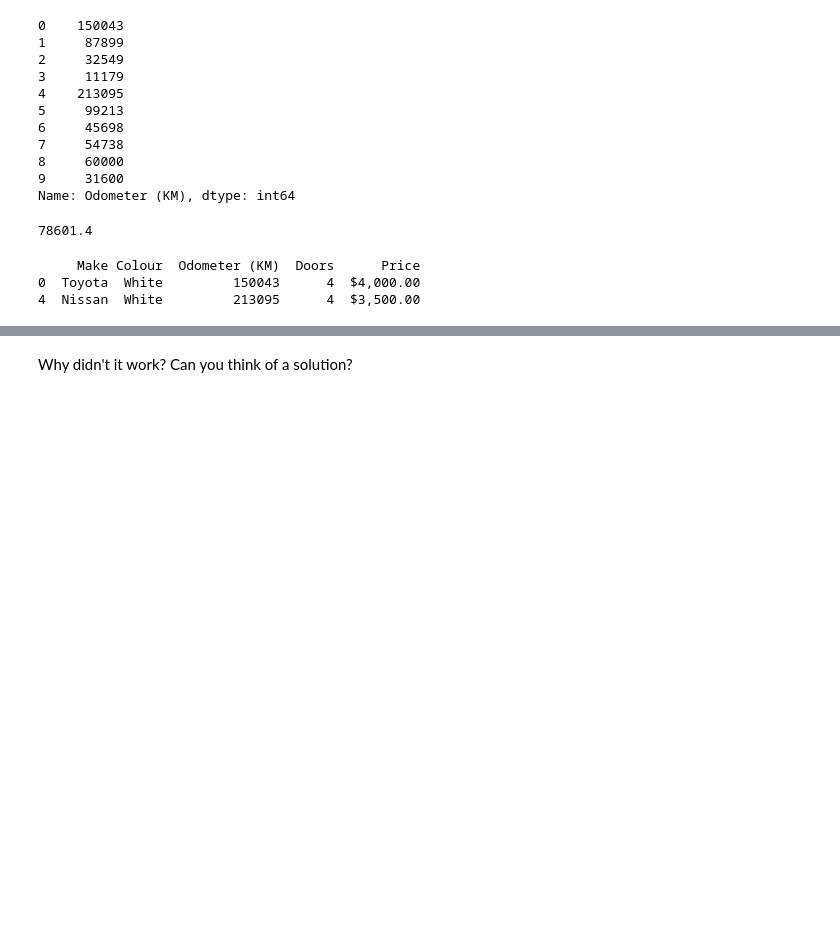
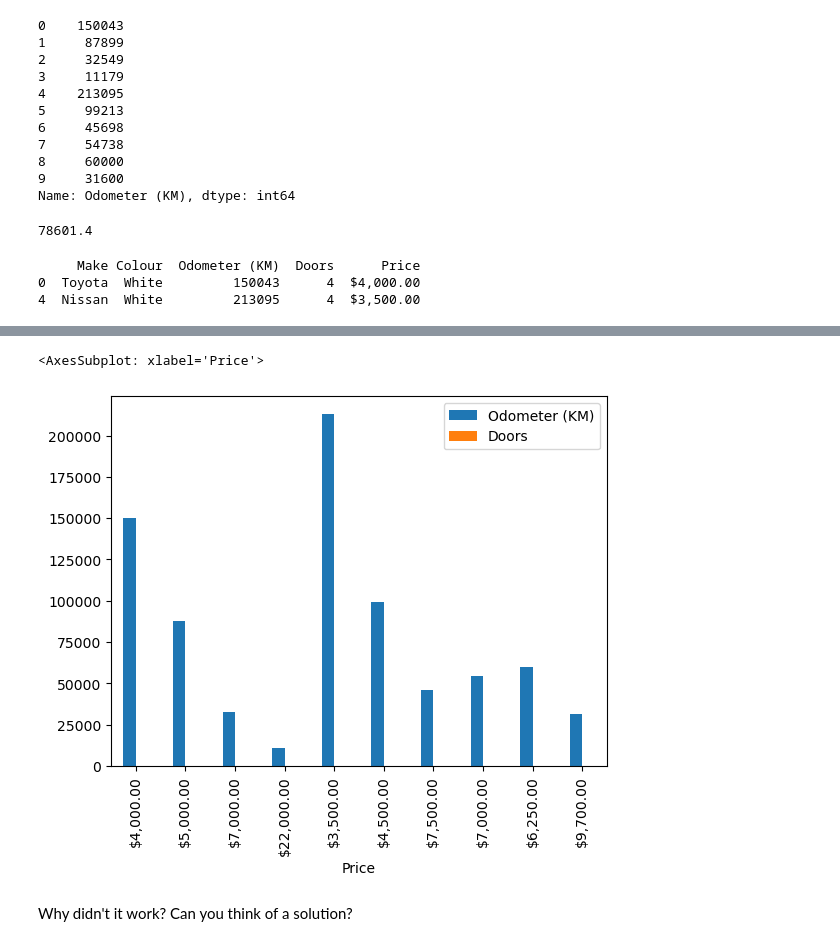
Before and after one commit to deepa-pl/DeepaPL, a Jupyter notebook: pandas-exercises.ipynb, the cells around one changed output, grey strips where cells are left out. Saved outputs shown, nothing was run; the diff lists cells and outputs as text; code cells hidden in the pictures; blank space fills up the shorter version.

```diff
--- a/pandas-exercises.ipynb
+++ b/pandas-exercises.ipynb
@@ -252,5 +279,9 @@ print(sel_row)
 # %%
 # Try to plot the Price column using plot()
+data.plot("Price", kind="bar")
+# %% [output]
+<AxesSubplot: xlabel='Price'>
+[figure, added]
 # %% [markdown]
 Why didn't it work? Can you think of a solution?
 # %%
```
Also changed, not shown: parts of 9 cells of this notebook.
